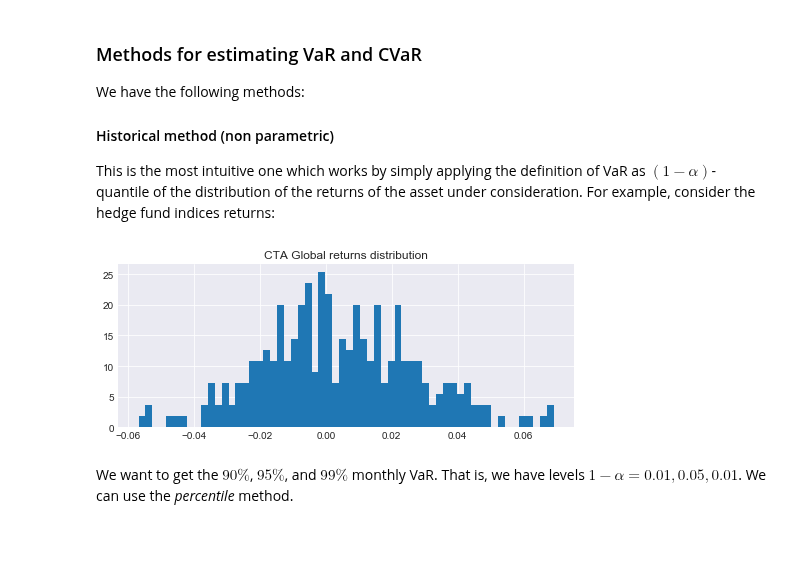
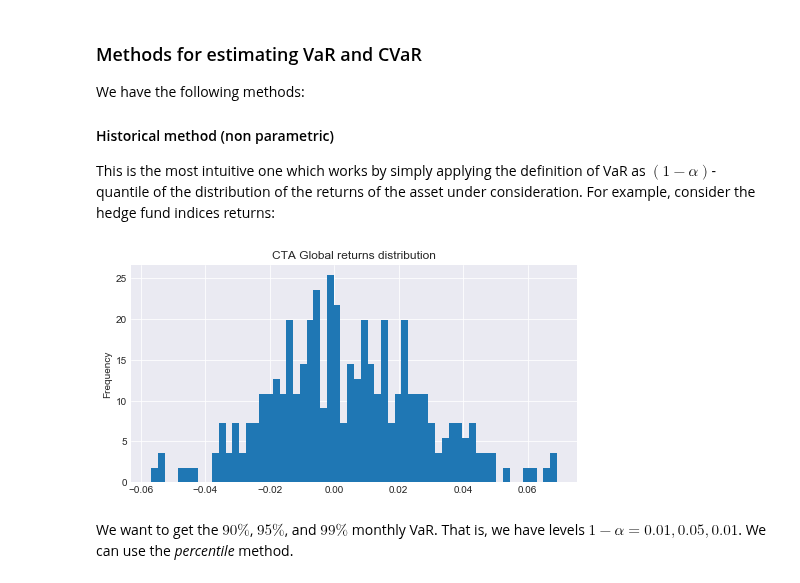
Before and after one commit to z4ir3/finance-courses, a Jupyter notebook: week-1.ipynb, the cells around one changed output. Cells and saved outputs as stored; diff of their text form; code cells hidden in the pictures; blank space fills up the shorter version.

```diff
--- a/week-1.ipynb
+++ b/week-1.ipynb
@@ -938,15 +934,13 @@ This is the most intuitive one which works by simply applying the definition of
 # %%
 # get the CTA global returns
 hfi = erk.get_hfi_returns()
 
 # ...and plot their distribution
-f = plt.figure(figsize=(18,3))
-ax1 = f.add_subplot(121)
-ax1.hist( hfi["CTA Global"] ,bins=60, density=True )
-ax1.set_title("CTA Global returns distribution")
-ax1.grid()
+ax = hfi["CTA Global"].plot.hist(figsize=(8,4), bins=60, density=True)
+ax.set_title("CTA Global returns distribution")
+ax.grid()
 # %% [output]
-[figure, old version]
+[figure, new version]
 # %% [markdown]
 We want to get the $90\%$, $95\%$, and $99\%$ monthly VaR.
 That is, we have levels $1-\alpha=0.01, 0.05, 0.01$. We can use the *percentile* method.
```
Also changed, not shown: parts of 34 cells of this notebook.
